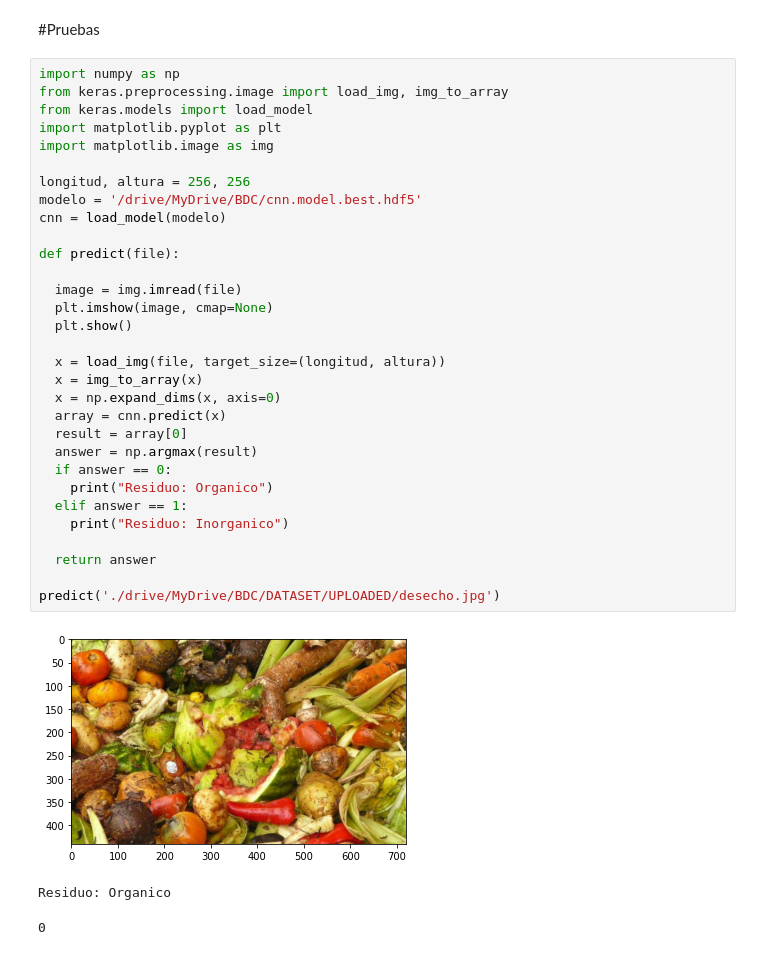
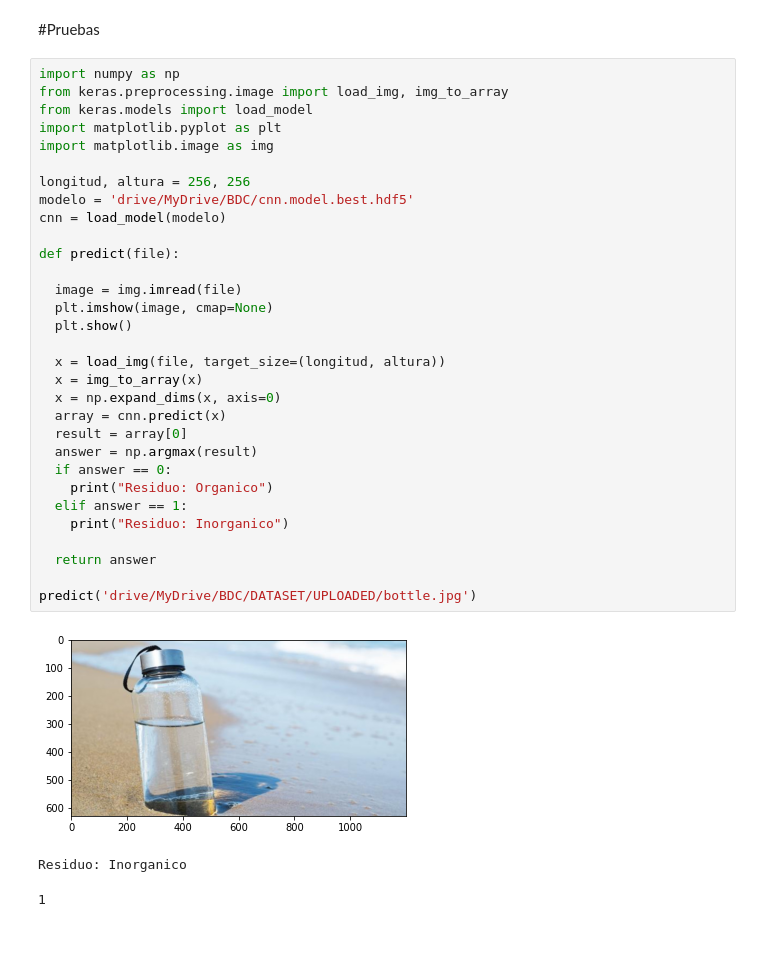
Before and after one commit to Jeffield97/Clasificador, a Jupyter notebook: CNN_Classifier.ipynb, the cells around one changed output. Cells and saved outputs as stored; diff of their text form.

```diff
--- a/CNN_Classifier.ipynb
+++ b/CNN_Classifier.ipynb
@@ -129,35 +130,35 @@ plt.show()
 # %%
 import numpy as np
 from keras.preprocessing.image import load_img, img_to_array
 from keras.models import load_model
 import matplotlib.pyplot as plt
 import matplotlib.image as img
 
 longitud, altura = 256, 256
-modelo = '/drive/MyDrive/BDC/cnn.model.best.hdf5'
+modelo = 'drive/MyDrive/BDC/cnn.model.best.hdf5'
 cnn = load_model(modelo)
 
 def predict(file):
 
   image = img.imread(file)
   plt.imshow(image, cmap=None)
   plt.show()
 
   x = load_img(file, target_size=(longitud, altura))
   x = img_to_array(x)
   x = np.expand_dims(x, axis=0)
   array = cnn.predict(x)
   result = array[0]
   answer = np.argmax(result)
   if answer == 0:
     print("Residuo: Organico")
   elif answer == 1:
     print("Residuo: Inorganico")
 
   return answer
 
-predict('./drive/MyDrive/BDC/DATASET/UPLOADED/desecho.jpg')
+predict('drive/MyDrive/BDC/DATASET/UPLOADED/bottle.jpg')
 # %% [output]
-[figure, old version]
+[figure, new version]
-Residuo: Organico
+Residuo: Inorganico
-0
+1
```
Also changed, not shown: parts of 7 cells of this notebook.
